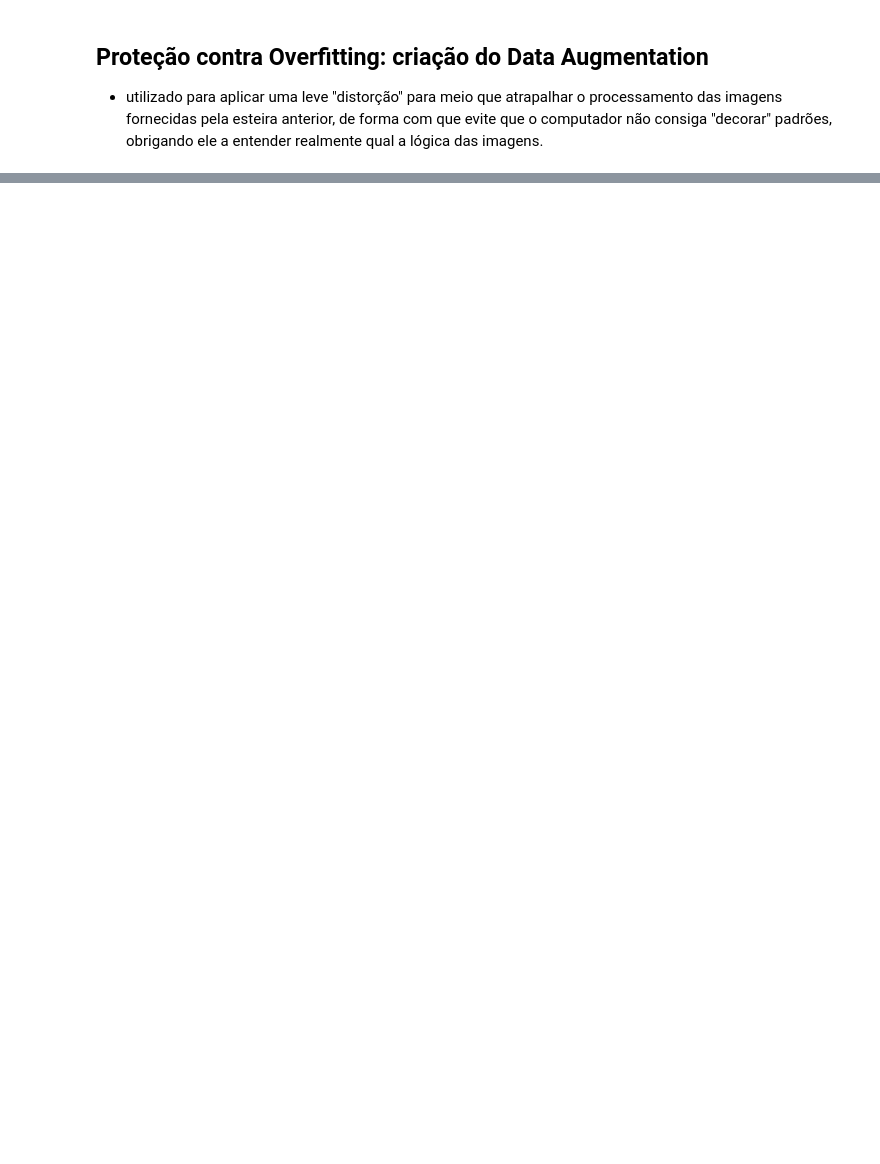
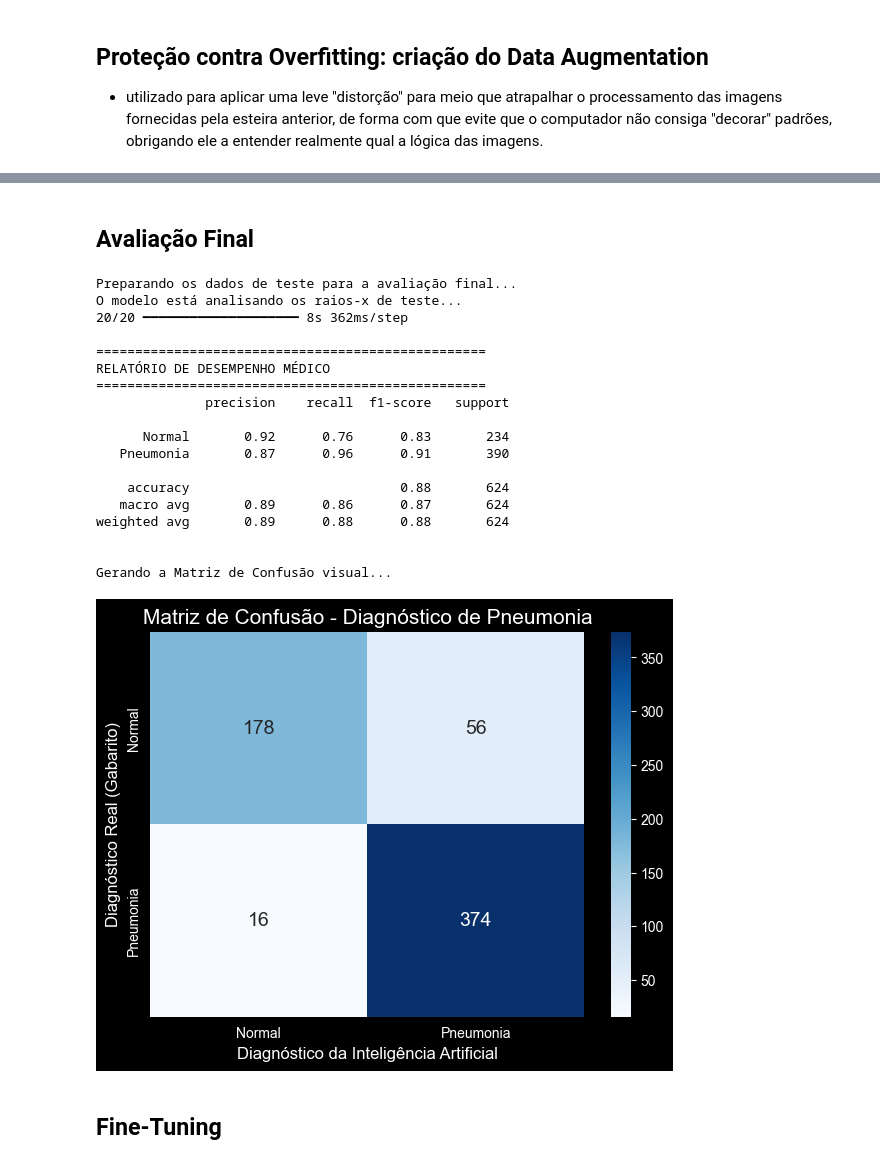
Before and after one commit to smartielo/ml-pneumonia, a Jupyter notebook: firstcode.ipynb, the cells around one changed output, grey strips where cells are left out. Saved outputs shown, nothing was run; the diff lists cells and outputs as text; code cells hidden in the pictures; blank space fills up the shorter version.

Commit message:
feat: finalização do processo de treinamento e conclusão do primeiro modelo

```diff
--- a/firstcode.ipynb
+++ b/firstcode.ipynb
@@ -122,0 +230,70 @@ Found 624 images belonging to 2 classes.
+# %% [markdown]
+## Avaliação Final
+# %%
+import numpy as np
+import matplotlib.pyplot as plt
+import seaborn as sns
+from sklearn.metrics import classification_report, confusion_matrix
+
+print("Preparando os dados de teste para a avaliação final...")
+
+# 1. Resetamos a esteira de testes para garantir que ela comece da primeira imagem
+dados_teste.reset()
+
+# 2. Pedimos para a Inteligência Artificial dar o diagnóstico de TODAS as imagens de teste
+print("O modelo está analisando os raios-x de teste...")
+previsoes_probabilidade = modelo.predict(dados_teste)
+
+# Como o modelo cospe probabilidades (ex: 0.85), transformamos isso em 0 ou 1.
+# Se a certeza for maior que 50% (0.5), dizemos que é 1 (Pneumonia). Senão, 0 (Normal).
+previsoes_finais = (previsoes_probabilidade > 0.5).astype(int)
+
+# Pegamos o gabarito real (o que os médicos humanos disseram que era)
+gabarito_real = dados_teste.classes
+
+# 3. Gerando o Relatório Médico (Classification Report)
+nomes_das_classes = ['Normal', 'Pneumonia']
+print("\n" + "="*50)
+print("RELATÓRIO DE DESEMPENHO MÉDICO")
+print("="*50)
+print(classification_report(gabarito_real, previsoes_finais, target_names=nomes_das_classes))
+
+# 4. Desenhando a Matriz de Confusão
+print("\nGerando a Matriz de Confusão visual...")
+
+# Calculando a matriz
+matriz = confusion_matrix(gabarito_real, previsoes_finais)
+
+# Estilizando o gráfico
+plt.figure(figsize=(7, 5))
+sns.heatmap(matriz, annot=True, fmt="d", cmap="Blues",
+            xticklabels=nomes_das_classes,
+            yticklabels=nomes_das_classes,
+            annot_kws={"size": 14}) # Aumenta o tamanho da fonte dos números
+
+plt.title("Matriz de Confusão - Diagnóstico de Pneumonia", fontsize=15)
+plt.ylabel("Diagnóstico Real (Gabarito)", fontsize=12)
+plt.xlabel("Diagnóstico da Inteligência Artificial", fontsize=12)
+plt.show()
+# %% [output]
+Preparando os dados de teste para a avaliação final...
+O modelo está analisando os raios-x de teste...
+20/20 ━━━━━━━━━━━━━━━━━━━━ 8s 362ms/step
+
+==================================================
+RELATÓRIO DE DESEMPENHO MÉDICO
+==================================================
+              precision    recall  f1-score   support
+
+      Normal       0.92      0.76      0.83       234
+   Pneumonia       0.87      0.96      0.91       390
+
+    accuracy                           0.88       624
+   macro avg       0.89      0.86      0.87       624
+weighted avg       0.89      0.88      0.88       624
+
+
+Gerando a Matriz de Confusão visual...
+[figure, added]
+# %% [markdown]
+## Fine-Tuning
```
Also changed, not shown: parts of 9 cells of this notebook, 1 other file.
